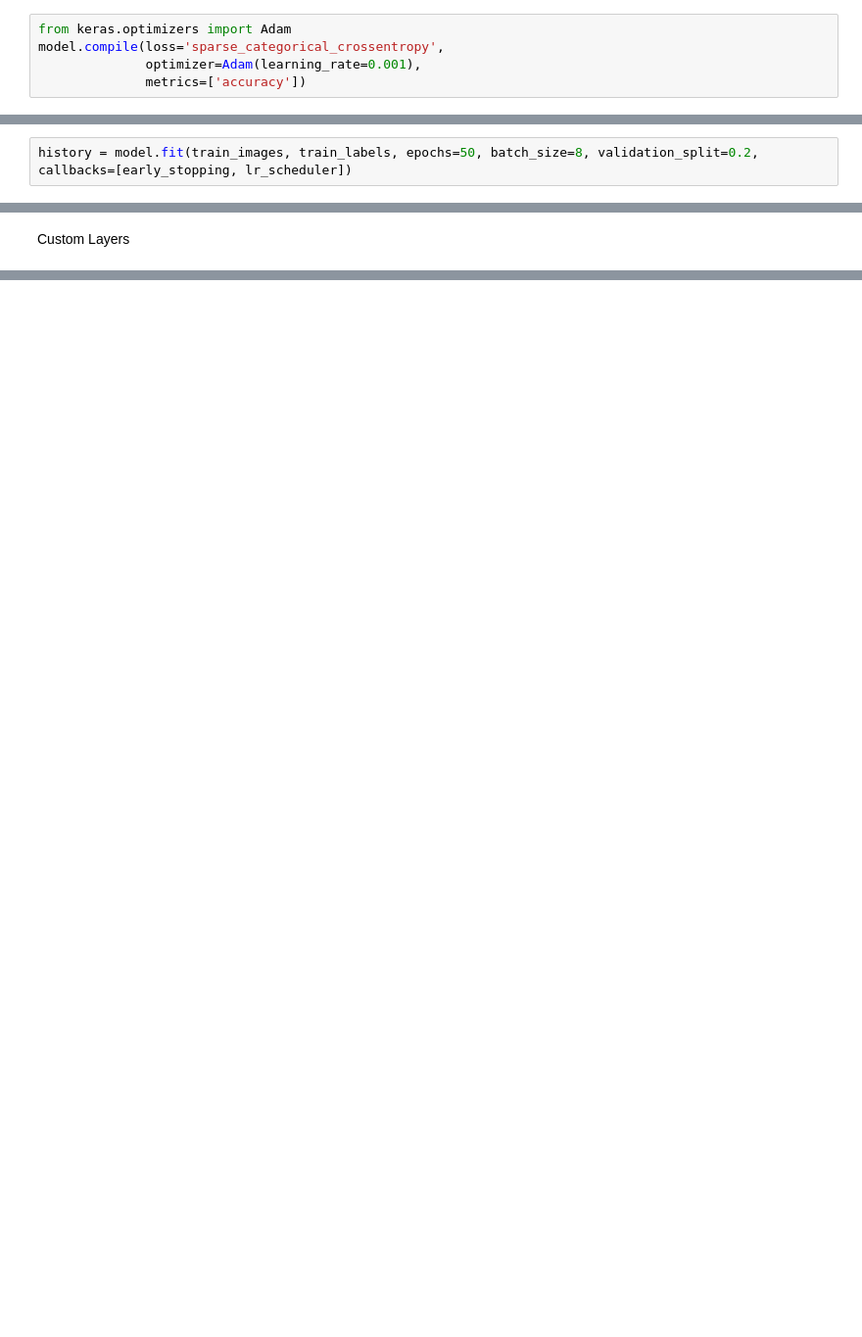
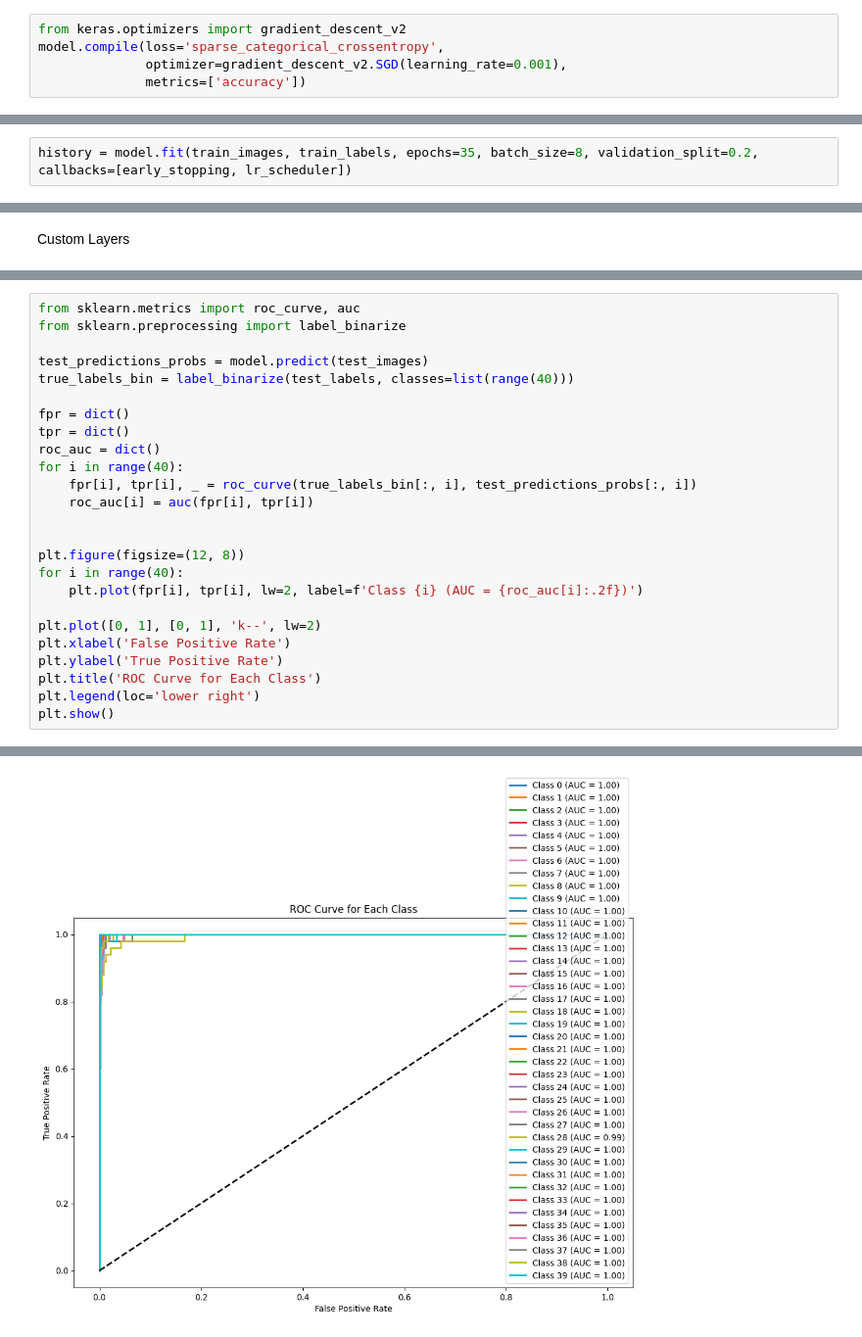
Before and after one commit to puranjayb/Herbal-AI, a Jupyter notebook: Model/classification.ipynb, the cells around one changed output, grey strips where cells are left out. Shown at 98% size. Cells and saved outputs as stored; diff of their text form; blank space fills up the shorter version.

Commit message:
updated model notebook with sgd optimizer and metrics

```diff
--- a/Model/classification.ipynb
+++ b/Model/classification.ipynb
@@ -286,9 +288,9 @@ def lr_schedule(epoch):
 # %%
 lr_scheduler = LearningRateScheduler(lr_schedule)
 # %%
-from keras.optimizers import Adam
+from keras.optimizers import gradient_descent_v2
 model.compile(loss='sparse_categorical_crossentropy',
-              optimizer=Adam(learning_rate=0.001),
+              optimizer=gradient_descent_v2.SGD(learning_rate=0.001),
               metrics=['accuracy'])
 # %%
 model.summary()
@@ -321,3 +329,3 @@ early_stopping = EarlyStopping(monitor='val_loss', patience=10, restore_best_wei
 # %%
-history = model.fit(train_images, train_labels, epochs=50, batch_size=8, validation_split=0.2, callbacks=[early_stopping, lr_scheduler])
+history = model.fit(train_images, train_labels, epochs=35, batch_size=8, validation_split=0.2, callbacks=[early_stopping, lr_scheduler])
 # %% [output]
@@ -383,0 +362,26 @@ Custom Layers
+# %%
+from sklearn.metrics import roc_curve, auc
+from sklearn.preprocessing import label_binarize
+
+test_predictions_probs = model.predict(test_images)
+true_labels_bin = label_binarize(test_labels, classes=list(range(40)))
+
+fpr = dict()
+tpr = dict()
+roc_auc = dict()
+for i in range(40):
+    fpr[i], tpr[i], _ = roc_curve(true_labels_bin[:, i], test_predictions_probs[:, i])
+    roc_auc[i] = auc(fpr[i], tpr[i])
+
+
+plt.figure(figsize=(12, 8))
+for i in range(40):
+    plt.plot(fpr[i], tpr[i], lw=2, label=f'Class {i} (AUC = {roc_auc[i]:.2f})')
+
+plt.plot([0, 1], [0, 1], 'k--', lw=2)
+plt.xlabel('False Positive Rate')
+plt.ylabel('True Positive Rate')
+plt.title('ROC Curve for Each Class')
+plt.legend(loc='lower right')
+plt.show()
+# %% [output]
@@ -383,0 +389 @@ Custom Layers
+[figure, added]
```
Also changed, not shown: parts of 16 cells of this notebook.
